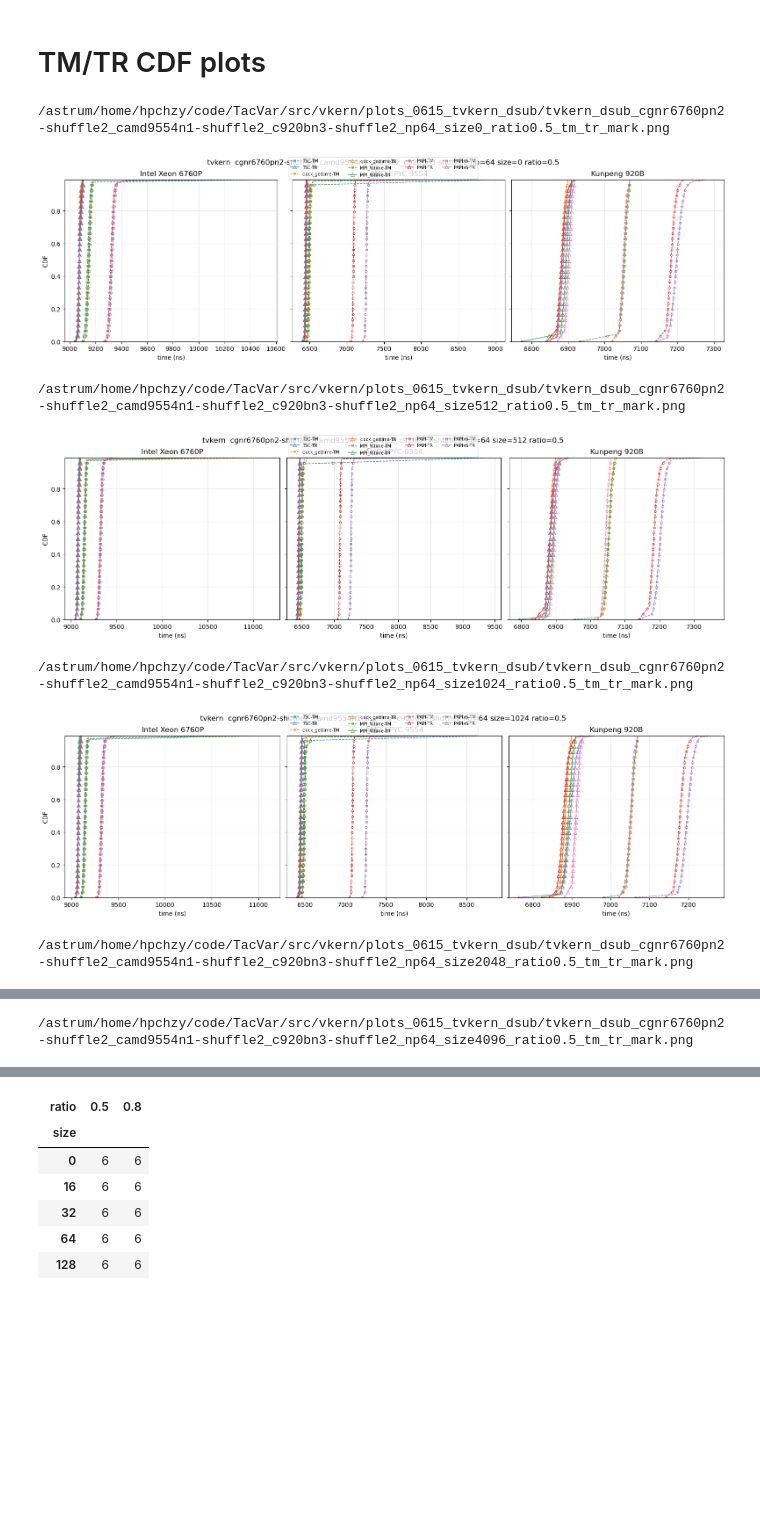
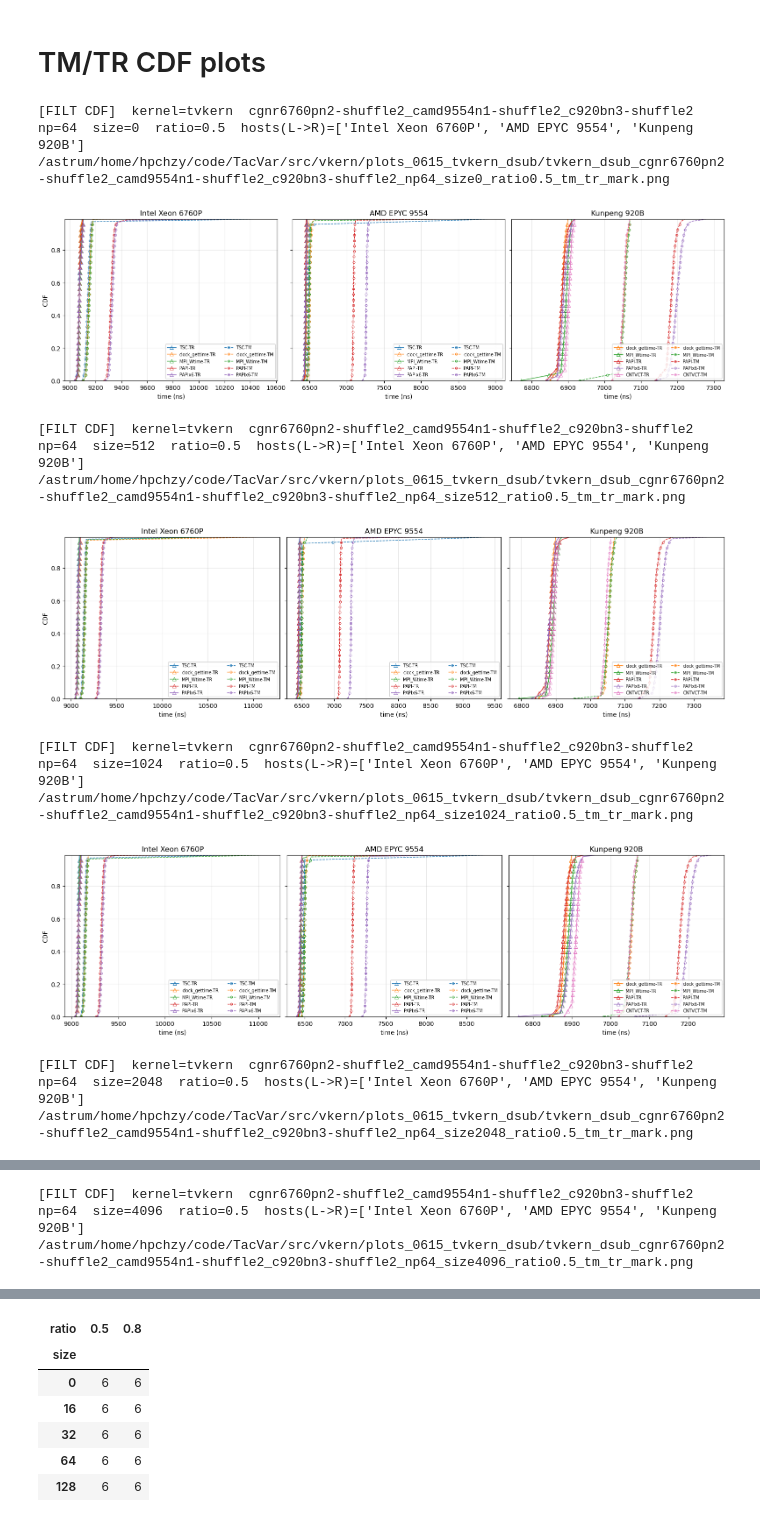
Before and after one commit to HunterHan/TacVar, a Jupyter notebook: src/vkern/plot_entry_filt.tvkern.0615.ipynb, the cells around one changed output, grey strips where cells are left out. Drawn from its saved outputs; the diff is of its cells as text; code cells hidden in the pictures; blank space fills up the shorter version.

```diff
--- a/src/vkern/plot_entry_filt.tvkern.0615.ipynb
+++ b/src/vkern/plot_entry_filt.tvkern.0615.ipynb
@@ -82,7 +82,7 @@ TIMER_COLORS = {
     'tsc': '#1f77b4',
     'tsc_fence': '#4f8dd3',
     'tsc_native': '#17becf',
-    'cntvct': '#00a6d6',
+    'cntvct': '#e377c2',
     'cntvcto': '#e377c2',
 }
 
@@ -240,6 +240,7 @@ entries.sort_values(['host', 'kernel', 'np', 'size', 'ratio', 'timer'], inplace=
 print(f'entries: {len(entries)}')
 
 entries = entries[(entries['timer'] != 'cntvct') & (entries['timer'] != 'tsc_native')]
+entries['timer'] = entries['timer'].replace('cntvcto', 'cntvct')
 entries.head(20)
 # %% [output]
 entries: 396
@@ -379,9 +380,12 @@ for ratio, ratio_df in df.groupby('ratio', sort=True):
     hosts = [host for host in HOST_ORDER if host in set(plot_df['host'])]
     if not hosts:
         continue
+    print(f'[WD / eps_p,eps_r]  tvkern  {SHUFFLE_LABEL}  nsampRatio={ratio:g}  hosts(L->R)={[HOST_LABELS.get(h, h) for h in hosts]}')
     fig, axes = plt.subplots(1, len(hosts), figsize=(6.0 * len(hosts), 4.8), sharey=True, constrained_layout=False)
     axes = np.atleast_1d(axes)
 
+    bar_legend = {}
+    eps_handles = None
     for ax1, host in zip(axes, hosts):
         host_df = plot_df[plot_df['host'] == host].copy()
         timers = sorted(host_df['timer'].unique(), key=timer_sort_key)
@@ -391,7 +395,8 @@ for ratio, ratio_df in df.groupby('ratio', sort=True):
         for i, timer in enumerate(timers):
             sub = host_df[host_df['timer'] == timer].set_index('size_str').reindex(size_order)
             offset = (i - (len(timers) - 1) / 2) * width
-            ax1.bar(x + offset, sub[metric_bar], width=width, label=timer_label(timer), color=TIMER_COLORS.get(timer))
+            b = ax1.bar(x + offset, sub[metric_bar], width=width, label=timer_label(timer), color=TIMER_COLORS.get(timer))
+            bar_legend.setdefault(timer_label(timer), b)
 
         ax1.set_title(HOST_LABELS.get(host, host), fontsize=TITLE_FONTSIZE)
         ax1.set_xlabel('Grid size', fontsize=AXIS_LABEL_FONTSIZE)
@@ -406,24 +411,21 @@ for ratio, ratio_df in df.groupby('ratio', sort=True):
         line_df = host_df.groupby('size_str', observed=True)[line_metrics].mean().reindex(size_order)
         ep_line, = ax2.plot(x, line_df['ep'], marker='o', markevery=2, markersize=3.2, markerfacecolor='none', markeredgewidth=0.8, label=r'$\epsilon_p$', color='black')
         er_line, = ax2.plot(x, line_df['er'], marker='s', markevery=2, markersize=3.2, markerfacecolor='none', markeredgewidth=0.8, label=r'$\epsilon_r$', color='gray')
-        # ax2.set_ylim(0, 0.05)
+        eps_handles = [ep_line, er_line]
         ax2.tick_params(axis='y', labelsize=TICK_FONTSIZE)
         if ax1 is axes[-1]:
             ax2.set_ylabel(r'$\epsilon_p$ / $\epsilon_r$', fontsize=AXIS_LABEL_FONTSIZE)
+            ax2.legend(handles=eps_handles, loc='upper right', fontsize=LEGEND_FONTSIZE, frameon=True, framealpha=0.9, edgecolor='0.35')
         else:
             ax2.set_yticklabels([])
-        ax2.legend(handles=[ep_line, er_line], loc='upper right', fontsize=LEGEND_FONTSIZE, frameon=True, framealpha=0.9, edgecolor='0.35')
 
-    handles, labels = axes[0].get_legend_handles_labels()
     fig.legend(
-        handles, labels,
-        ncol=min(6, max(1, len(labels))), fontsize=LEGEND_FONTSIZE,
+        list(bar_legend.values()), list(bar_legend.keys()),
+        ncol=min(6, max(1, len(bar_legend))), fontsize=LEGEND_FONTSIZE,
         loc='lower center', bbox_to_anchor=(0.5, -0.13),
         frameon=True, framealpha=0.95, edgecolor='0.35', borderpad=0.45,
     )
-    # fig.suptitle(f'tvkern dsub, {SHUFFLE_LABEL}, nsampRatio={ratio:g}', y=1.02)
-    # fig.suptitle(f'Wasserstein ', y=1.02)
-    fig.subplots_adjust(bottom=0.10, top=0.86, wspace=0.22)
+    fig.subplots_adjust(bottom=0.10, top=0.92, wspace=0.22)
 
     if SAVE_FIG:
         out = OUT_DIR / f'tvkern_dsub_summary_{SHUFFLE_LABEL}_ratio{ratio:g}.png'
@@ -572,6 +585,15 @@ def seq_ecdf(seq):
     return s[keep], y[keep]
 
 
+def _ordered_tr_tm(ax):
+    """Legend handles ordered so each row pairs timer-TR, timer-TM (ncol=2, column-major)."""
+    h, l = ax.get_legend_handles_labels()
+    tr = [(hh, ll) for hh, ll in zip(h, l) if ll.endswith('-TR')]
+    tm = [(hh, ll) for hh, ll in zip(h, l) if ll.endswith('-TM')]
+    ordered = tr + tm
+    return [hh for hh, ll in ordered], [ll for hh, ll in ordered]
+
+
 for ratio in sorted(df['ratio'].dropna().unique()):
     for size in PLOT_SIZES:
         plot_df = df[(df['ratio'] == ratio) & (df['size'] == size)]
@@ -582,6 +604,7 @@ for ratio in sorted(df['ratio'].dropna().unique()):
             hosts = [host for host in HOST_ORDER if host in set(group_all['host'])]
             if not hosts:
                 continue
+            print(f'[FILT CDF]  kernel={KERNEL_LABELS.get(kernel, kernel)}  {SHUFFLE_LABEL}  np={np_val}  size={size}  ratio={ratio:g}  hosts(L->R)={[HOST_LABELS.get(h, h) for h in hosts]}')
             fig, axes = plt.subplots(1, len(hosts), figsize=(5.2 * len(hosts), 4.4), sharey=True, constrained_layout=True)
             axes = np.atleast_1d(axes)
 
@@ -591,40 +614,43 @@ for ratio in sorted(df['ratio'].dropna().unique()):
                     timer = row['timer']
                     color = TIMER_COLORS.get(timer)
                     label = timer_label(timer)
 
                     if row['tm_seq'] is None or row['tr_seq'] is None:
                         continue
 
                     tm_x, tm_y = seq_ecdf(row['tm_seq'])
                     tr_x, tr_y = seq_ecdf(row['tr_seq'])
 
                     tm_me = max(1, len(tm_x) // 30)
                     tr_me = max(1, len(tr_x) // 30)
 
                     ax.plot(tm_x, tm_y, label=f'{label}-TM', color=color, linestyle='--', linewidth=1.0, marker='.', markevery=tm_me, markersize=7, markerfacecolor='none', markeredgewidth=0.7)
                     ax.plot(tr_x, tr_y, label=f'{label}-TR', color=color, linestyle='-', linewidth=1.0, marker='^', markevery=tr_me, markersize=6, markerfacecolor='none', markeredgewidth=0.7)
 
                 ax.set_title(HOST_LABELS.get(host, host))
                 ax.set_xlabel('time (ns)')
                 ax.set_ylim(0, QUANTILE_DROP)
                 ax.grid(True, alpha=0.28)
                 if ax is axes[0]:
                     ax.set_ylabel('CDF')
-
-            handles, labels = axes[0].get_legend_handles_labels()
-            fig.legend(handles, labels, ncol=min(4, max(1, len(labels))), fontsize=7, loc='upper center')
-            fig.suptitle(f'{KERNEL_LABELS.get(kernel, kernel)}  {SHUFFLE_LABEL} np={np_val} size={size} ratio={ratio:g}', y=1.05)
+                oh, ol = _ordered_tr_tm(ax)
+                if oh:
+                    ax.legend(oh, ol, ncol=2, fontsize=7, loc='lower right')
 
             if SAVE_FIG:
                 out = OUT_DIR / f'{kernel}_dsub_{SHUFFLE_LABEL}_np{np_val}_size{size}_ratio{ratio:g}_tm_tr_mark.png'
                 fig.savefig(out, dpi=220, bbox_inches='tight')
                 print(out)
             plt.show()
 # %% [output]
+[FILT CDF]  kernel=tvkern  cgnr6760pn2-shuffle2_camd9554n1-shuffle2_c920bn3-shuffle2  np=64  size=0  ratio=0.5  hosts(L->R)=['Intel Xeon 6760P', 'AMD EPYC 9554', 'Kunpeng 920B']
 /astrum/home/hpchzy/code/TacVar/src/vkern/plots_0615_tvkern_dsub/tvkern_dsub_cgnr6760pn2-shuffle2_camd9554n1-shuffle2_c920bn3-shuffle2_np64_size0_ratio0.5_tm_tr_mark.png
-[figure, old version]
+[figure, new version]
+[FILT CDF]  kernel=tvkern  cgnr6760pn2-shuffle2_camd9554n1-shuffle2_c920bn3-shuffle2  np=64  size=512  ratio=0.5  hosts(L->R)=['Intel Xeon 6760P', 'AMD EPYC 9554', 'Kunpeng 920B']
 /astrum/home/hpchzy/code/TacVar/src/vkern/plots_0615_tvkern_dsub/tvkern_dsub_cgnr6760pn2-shuffle2_camd9554n1-shuffle2_c920bn3-shuffle2_np64_size512_ratio0.5_tm_tr_mark.png
-[figure, old version]
+[figure, new version]
+[FILT CDF]  kernel=tvkern  cgnr6760pn2-shuffle2_camd9554n1-shuffle2_c920bn3-shuffle2  np=64  size=1024  ratio=0.5  hosts(L->R)=['Intel Xeon 6760P', 'AMD EPYC 9554', 'Kunpeng 920B']
 /astrum/home/hpchzy/code/TacVar/src/vkern/plots_0615_tvkern_dsub/tvkern_dsub_cgnr6760pn2-shuffle2_camd9554n1-shuffle2_c920bn3-shuffle2_np64_size1024_ratio0.5_tm_tr_mark.png
-[figure, old version]
+[figure, new version]
+[FILT CDF]  kernel=tvkern  cgnr6760pn2-shuffle2_camd9554n1-shuffle2_c920bn3-shuffle2  np=64  size=2048  ratio=0.5  hosts(L->R)=['Intel Xeon 6760P', 'AMD EPYC 9554', 'Kunpeng 920B']
 /astrum/home/hpchzy/code/TacVar/src/vkern/plots_0615_tvkern_dsub/tvkern_dsub_cgnr6760pn2-shuffle2_camd9554n1-shuffle2_c920bn3-shuffle2_np64_size2048_ratio0.5_tm_tr_mark.png
@@ -632 +658,2 @@ for ratio in sorted(df['ratio'].dropna().unique()):
+[FILT CDF]  kernel=tvkern  cgnr6760pn2-shuffle2_camd9554n1-shuffle2_c920bn3-shuffle2  np=64  size=4096  ratio=0.5  hosts(L->R)=['Intel Xeon 6760P', 'AMD EPYC 9554', 'Kunpeng 920B']
 /astrum/home/hpchzy/code/TacVar/src/vkern/plots_0615_tvkern_dsub/tvkern_dsub_cgnr6760pn2-shuffle2_camd9554n1-shuffle2_c920bn3-shuffle2_np64_size4096_ratio0.5_tm_tr_mark.png
```
Also changed, not shown: parts of 5 cells of this notebook, 46 other files.
